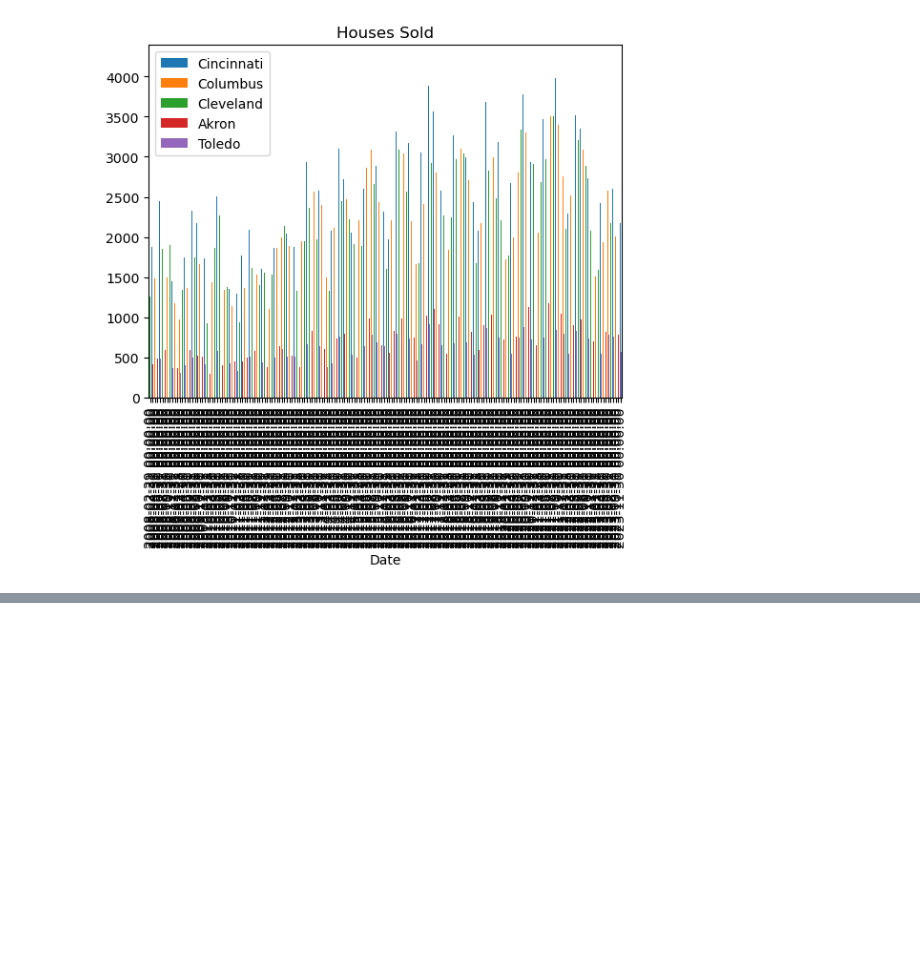
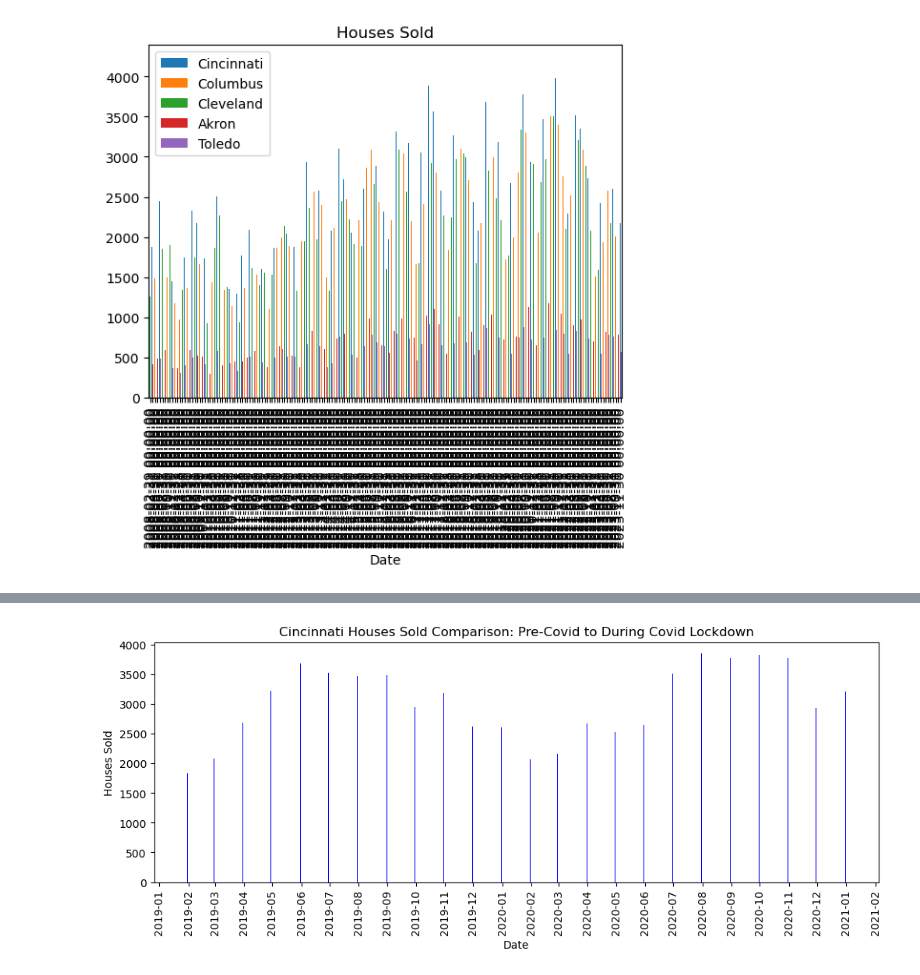
Before and after one commit to McKala1/Project-1, a Jupyter notebook: OSU_AI_Project_1_Nick.ipynb, the cells around one changed output, grey strips where cells are left out. Saved outputs shown, nothing was run; the diff lists cells and outputs as text; code cells hidden in the pictures; blank space fills up the shorter version.

```diff
--- a/OSU_AI_Project_1_Nick.ipynb
+++ b/OSU_AI_Project_1_Nick.ipynb
@@ -301,0 +291,3 @@ display(zestimate.head()) # A mean price of the housing, takes into consideratio
+# %%
+covid_study_ohio.columns = pd.to_datetime(covid_study_ohio.columns)
+covid_study_ohio
@@ -301,0 +302,3 @@ display(zestimate.head()) # A mean price of the housing, takes into consideratio
+# %%
+covid_study_ohio['Date'] = ''
+covid_study_ohio
@@ -301,0 +313,4 @@ display(zestimate.head()) # A mean price of the housing, takes into consideratio
+# %%
+#Transposing data and setting 'Date' column as index.
+covid_study_ohio = covid_study_ohio.set_index('Date').T
+covid_study_ohio.head()
@@ -301,0 +324,3 @@ display(zestimate.head()) # A mean price of the housing, takes into consideratio
+# %%
+covid_study_ohio.columns = ['Cincinnati', 'Columbus', 'Cleveland', 'Akron', 'Toledo']
+covid_study_ohio.head()
@@ -301,0 +338,23 @@ display(zestimate.head()) # A mean price of the housing, takes into consideratio
+# %%
+#Googled solution to make ticks occur for every month
+from matplotlib.dates import MonthLocator
+
+# Set figure size
+plt.figure(figsize=(12, 4))
+
+# Plot the bar graph for a specific city (e.g., Cincinnati)
+plt.bar(covid_study_ohio.index, covid_study_ohio['Cincinnati'], color='b', alpha=1, align='center')
+
+# Customize x-axis ticks
+plt.gca().xaxis.set_major_locator(MonthLocator())
+plt.xticks(rotation='vertical')
+
+# Set labels and title
+plt.title("Cincinnati Houses Sold Comparison: Pre-Covid to During Covid Lockdown")
+plt.xlabel('Date')
+plt.ylabel('Houses Sold')
+
+# Show the plot
+plt.show()
+# %% [output]
+[figure, added]
```
Also changed, not shown: parts of 21 cells of this notebook.
